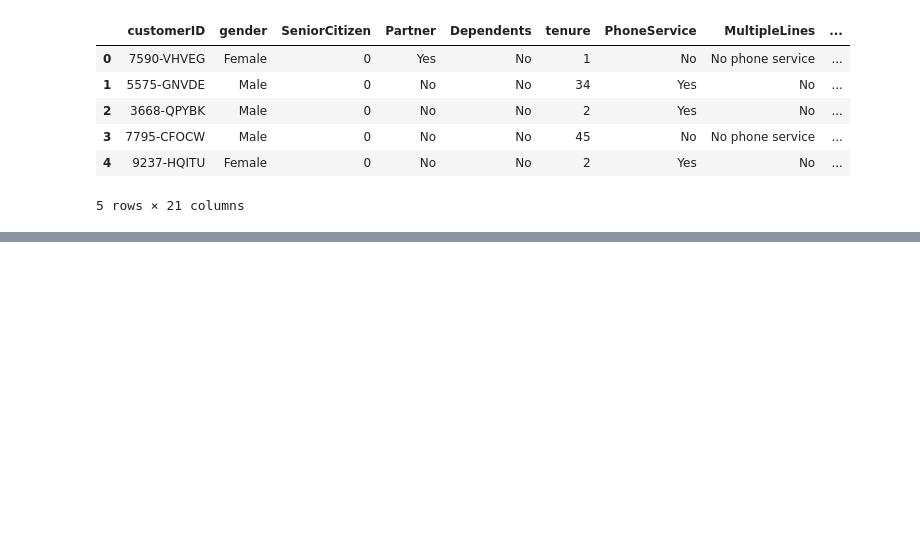
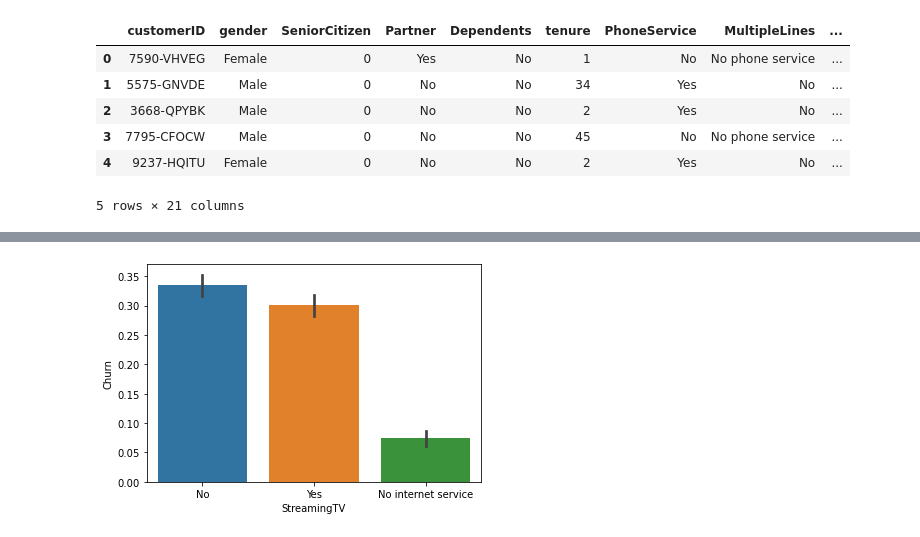
Before and after one commit to segovialori/numpy-pandas-visualization-exercises, a Jupyter notebook: telcom churn.ipynb, the cells around one changed output, grey strips where cells are left out. Saved outputs shown, nothing was run; the diff lists cells and outputs as text; code cells hidden in the pictures; blank space fills up the shorter version.

```diff
--- a/telcom churn.ipynb
+++ b/telcom churn.ipynb
@@ -80,0 +92,8 @@ sns.pairplot(telco)
+# %%
+#Churn vs streamtv
+sns.barplot(x = 'StreamingTV',
+            y = 'Churn',
+            data = telco)
+plt.show()
+# %% [output]
+[figure, added]
```
Also changed, not shown: parts of 6 cells of this notebook.
